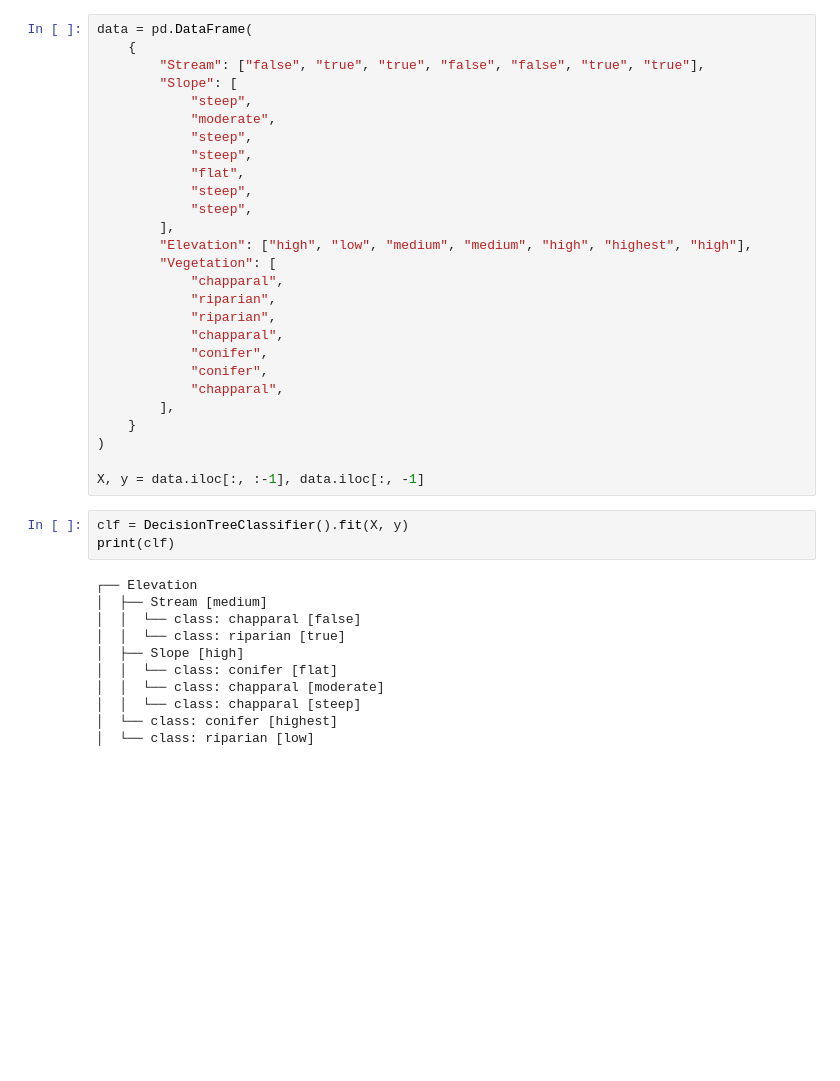
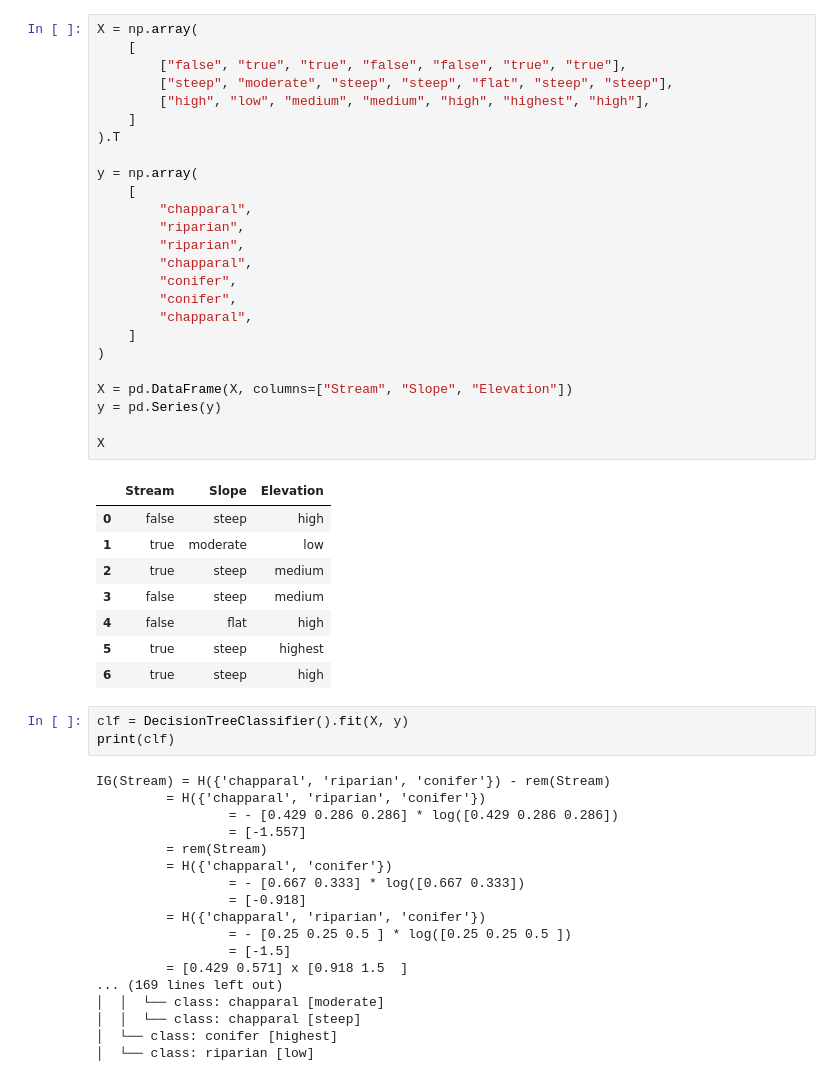
Before and after one commit to ben-my-to/mpitree, a Jupyter notebook: sktree_notebook.ipynb, the cells around one changed output. Saved outputs shown, nothing was run; the diff lists cells and outputs as text; blank space fills up the shorter version.

```diff
--- a/sktree_notebook.ipynb
+++ b/sktree_notebook.ipynb
@@ -19,40 +26,54 @@ X_train, X_test, y_train, y_test = train_test_split(
 # %%
-data = pd.DataFrame(
-    {
-        "Stream": ["false", "true", "true", "false", "false", "true", "true"],
-        "Slope": [
-            "steep",
-            "moderate",
-            "steep",
-            "steep",
-            "flat",
-            "steep",
-            "steep",
-        ],
-        "Elevation": ["high", "low", "medium", "medium", "high", "highest", "high"],
-        "Vegetation": [
-            "chapparal",
-            "riparian",
-            "riparian",
-            "chapparal",
-            "conifer",
-            "conifer",
-            "chapparal",
-        ],
-    }
+X = np.array(
+    [
+        ["false", "true", "true", "false", "false", "true", "true"],
+        ["steep", "moderate", "steep", "steep", "flat", "steep", "steep"],
+        ["high", "low", "medium", "medium", "high", "highest", "high"],
+    ]
+).T
+
+y = np.array(
+    [
+        "chapparal",
+        "riparian",
+        "riparian",
+        "chapparal",
+        "conifer",
+        "conifer",
+        "chapparal",
+    ]
 )
 
-X, y = data.iloc[:, :-1], data.iloc[:, -1]
+X = pd.DataFrame(X, columns=["Stream", "Slope", "Elevation"])
+y = pd.Series(y)
+
+X
+# %% [output]
+|  | Stream | Slope | Elevation |
+| 0 | false | steep | high |
+| 1 | true | moderate | low |
+| 2 | true | steep | medium |
+| 3 | false | steep | medium |
+| 4 | false | flat | high |
+| 5 | true | steep | highest |
+| 6 | true | steep | high |
 # %%
 clf = DecisionTreeClassifier().fit(X, y)
 print(clf)
 # %% [output]
-┌── Elevation
-│  ├── Stream [medium]
-│  │  └── class: chapparal [false]
-│  │  └── class: riparian [true]
-│  ├── Slope [high]
-│  │  └── class: conifer [flat]
+IG(Stream) = H({'chapparal', 'riparian', 'conifer'}) - rem(Stream)
+         = H({'chapparal', 'riparian', 'conifer'})
+                 = - [0.429 0.286 0.286] * log([0.429 0.286 0.286])
+                 = [-1.557]
+         = rem(Stream)
+         = H({'chapparal', 'conifer'})
+                 = - [0.667 0.333] * log([0.667 0.333])
+                 = [-0.918]
+         = H({'chapparal', 'riparian', 'conifer'})
+                 = - [0.25 0.25 0.5 ] * log([0.25 0.25 0.5 ])
+                 = [-1.5]
+         = [0.429 0.571] x [0.918 1.5  ]
+... (169 lines left out)
 │  │  └── class: chapparal [moderate]
 │  │  └── class: chapparal [steep]
 │  └── class: conifer [highest]
```
Also changed, not shown: parts of 13 cells of this notebook, 7 other files.
